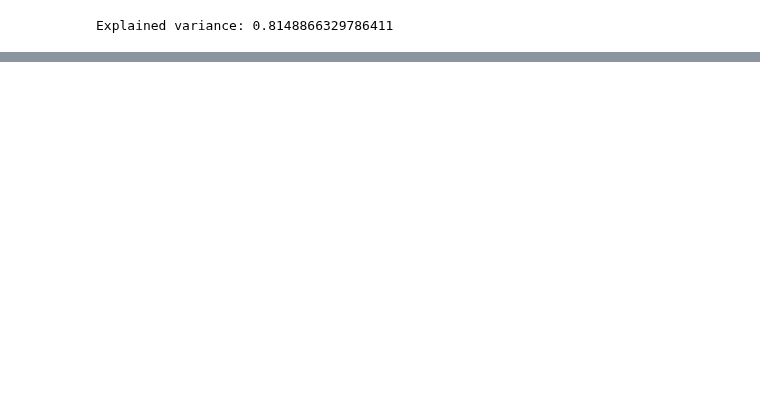
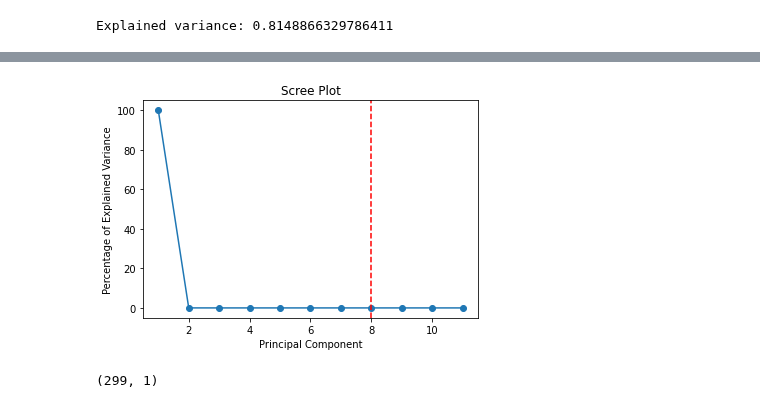
Before and after one commit to spros1/HeartFailureAnalysis, a Jupyter notebook: ExcerA_Heart_Failure.ipynb, the cells around one changed output, grey strips where cells are left out. Saved outputs shown, nothing was run; the diff lists cells and outputs as text; code cells hidden in the pictures; blank space fills up the shorter version.

```diff
--- a/ExcerA_Heart_Failure.ipynb
+++ b/ExcerA_Heart_Failure.ipynb
@@ -382,0 +370,23 @@ transformed_df.head()
+# %%
+from sklearn.decomposition import PCA
+
+pca_data = df_without_time.drop(columns='Death_Event')
+pca1 = PCA()
+pca1.fit(pca_data)
+
+percentage_variance = np.round(pca1.explained_variance_ratio_ * 100, decimals=2)
+xlabels = ['PC' + str(x) for x in range(1, len(percentage_variance)+1)]
+
+plt.plot(range(1,len(percentage_variance)+1), percentage_variance, '-o')
+plt.axvline(x=8, color='red', linestyle='--')
+plt.ylabel('Percentage of Explained Variance')
+plt.xlabel('Principal Component')
+plt.title('Scree Plot')
+plt.show()
+# %% [output]
+[figure, added]
+# %%
+pca95 = PCA(n_components=0.95)
+pca95.fit_transform(pca_data).shape
+# %% [output]
+(299, 1)
```
Also changed, not shown: parts of 9 cells of this notebook.
